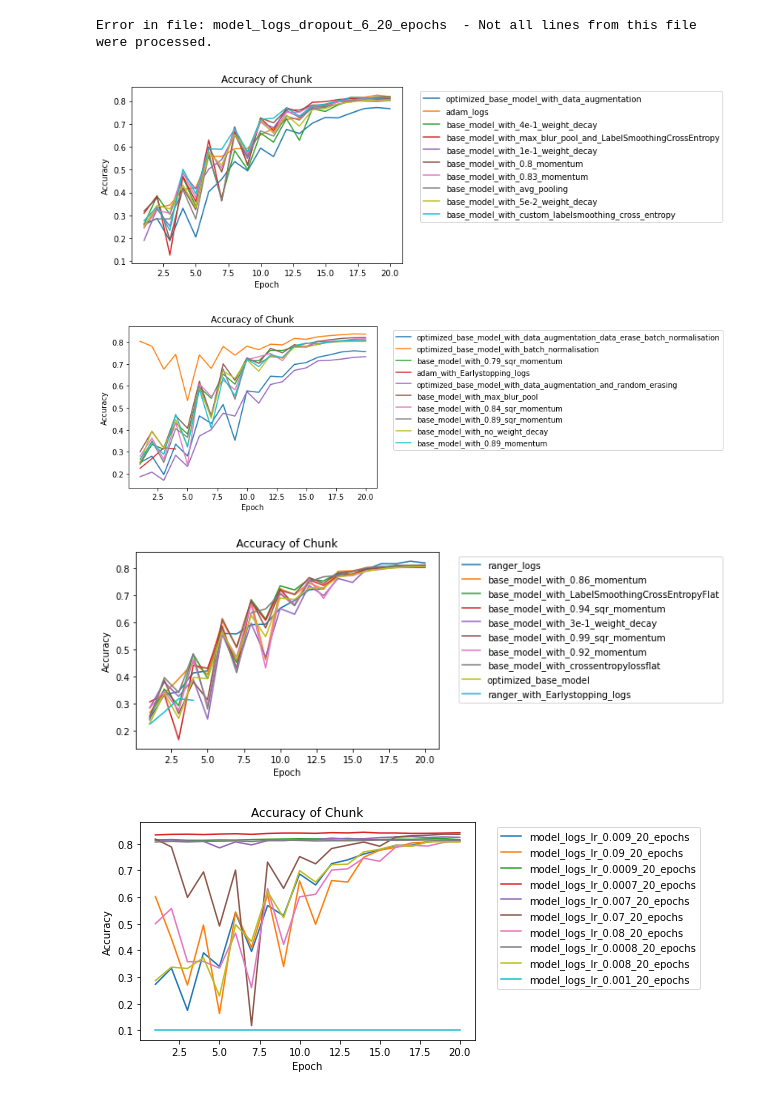
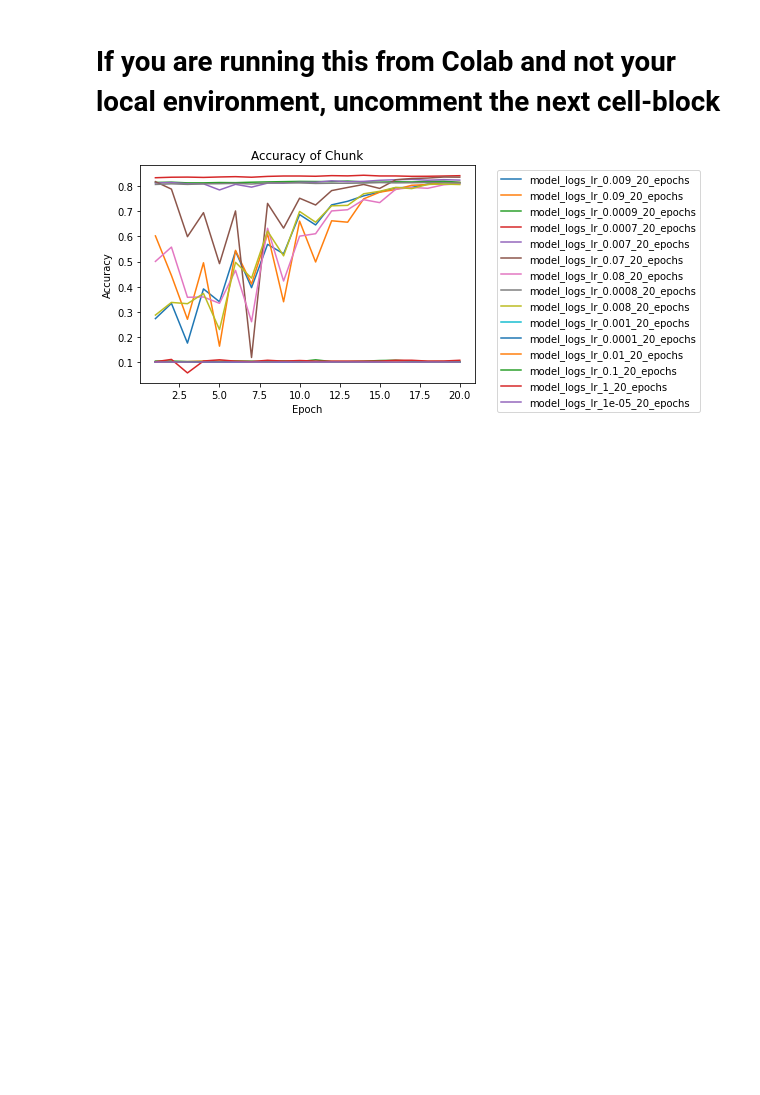
Before and after one commit to CeadeS/DL2020, a Jupyter notebook: accuracy_check.ipynb, the cells around one changed output. Saved outputs shown, nothing was run; the diff lists cells and outputs as text; code cells hidden in the pictures; blank space fills up the shorter version.

Commit message:
add workaround for rerunning the notebook in colab

```diff
--- a/accuracy_check.ipynb
+++ b/accuracy_check.ipynb
@@ -5,3 +5,5 @@ import re
 from pathlib import Path
 import matplotlib.pyplot as plt
 import numpy as np
+# %% [markdown]
+# If you are running this from Colab and not your local environment, uncomment the next cell-block
@@ -8,31 +13,27 @@ import numpy as np
 # %%
-csvFileList = Path('./').rglob('*.csv')
-# csvFileList = Path('./learning_rate').rglob('*.csv') # Point this to your path to compare your results
+# csvFileList = Path('./').rglob('*.csv')
+csvFileList = Path('./learning_rate').rglob('*.csv') # Point this to your path to compare your results
 fNameRegex = re.compile(r'(?:.*/)?(.*)(?:\.csv$)')
 
-maxFilesPerPlot = 10 # adjust this to determine how many lines you want to plot in each figure
+maxFilesPerPlot = 200 # adjust this to determine how many lines you want to plot in each figure
 
 for fileCnt,filePath in enumerate(csvFileList):
     fName = fNameRegex.search(filePath.name).groups()[0]
     with open(filePath.absolute(), 'r') as file:
         csvreader = csv.reader(file, delimiter=',')
         rows = []
         for i,row in enumerate(csvreader):
             try:
                 if row[0].isdecimal():
                     rows.append(float(row[3]))
             except:
                 print('Error in file:', fName, ' - Not all lines from this file were processed.')
         if fileCnt % maxFilesPerPlot == 0:
             fig, ax = plt.subplots()
             ax.set_xlabel('Epoch')
             ax.set_ylabel('Accuracy')
             ax.set_title("Accuracy of Chunk")
         ax.plot(range(1,len(rows)+1), rows, label=fName)
         ax.legend(bbox_to_anchor=(1.05, 1), loc='upper left')
 # %% [output]
-Error in file: model_logs_dropout_6_20_epochs  - Not all lines from this file were processed.
-[figure, old version]
+[figure, new version]
-[figure, removed]
-[figure, removed]
-[figure, removed]
```
Also changed, not shown: parts of 2 cells of this notebook, 1 other file.
